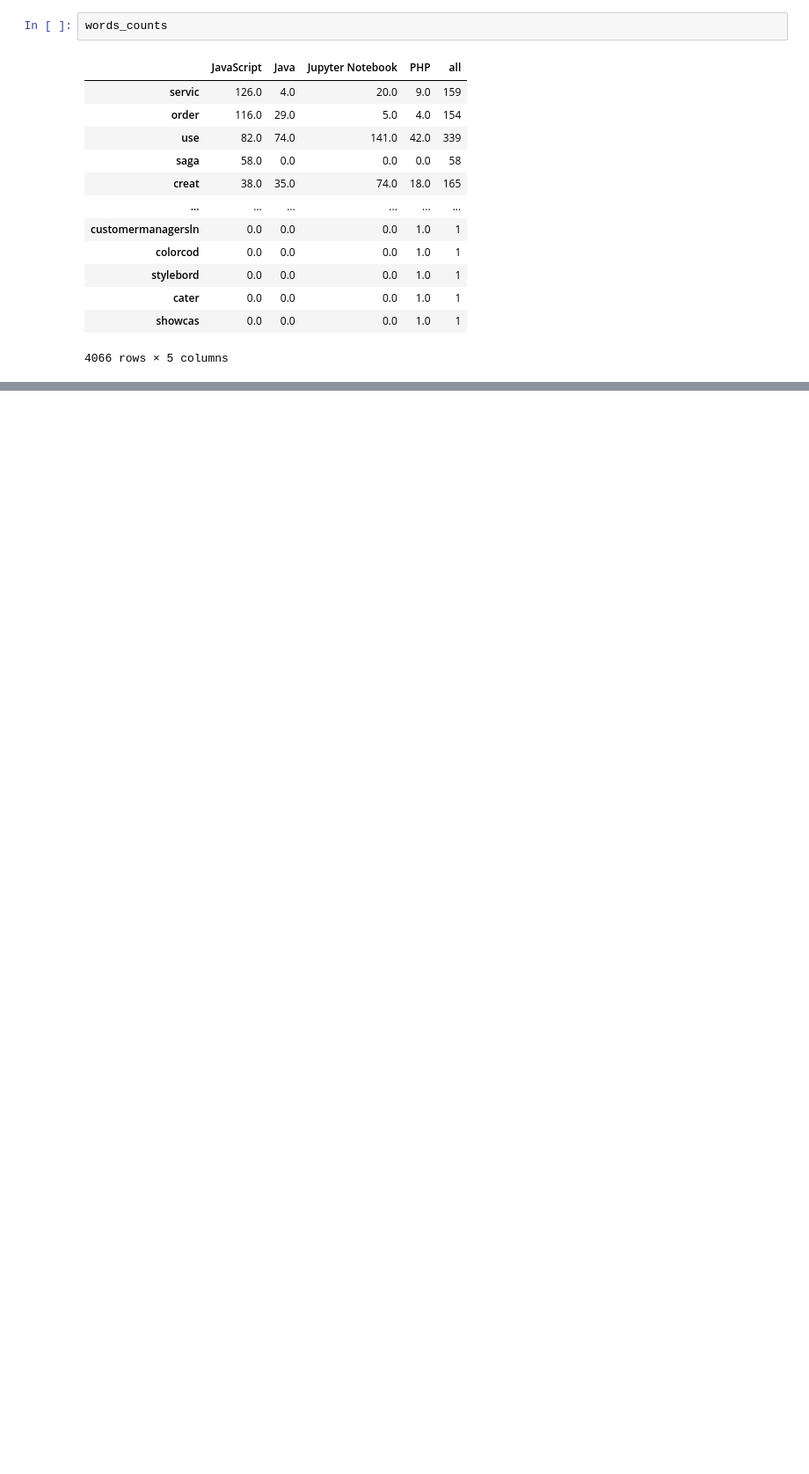
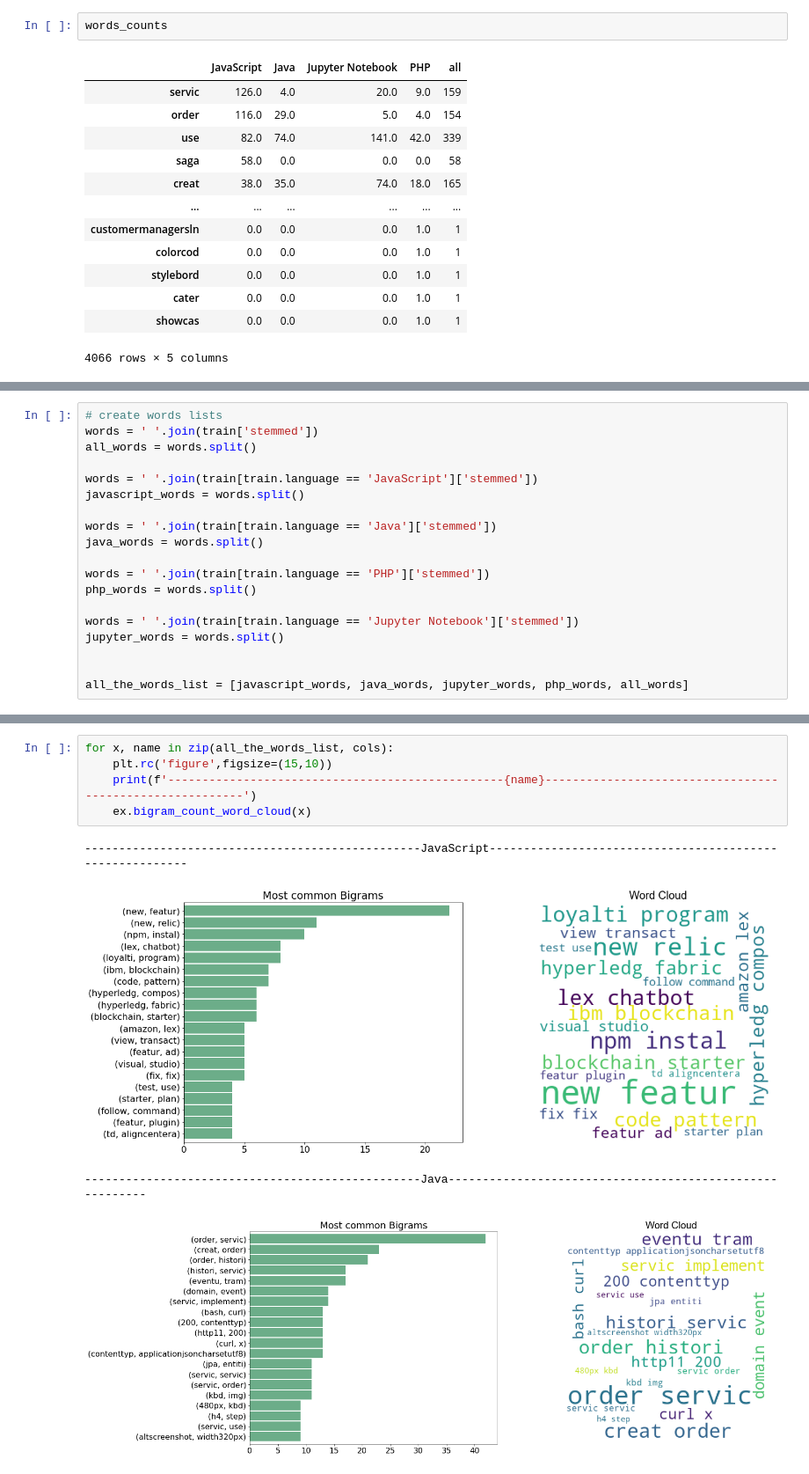
Before and after one commit to heather-desiree-carl-NLP-project/NLP-group-project, a Jupyter notebook: desiree_initial.ipynb, the cells around one changed output, grey strips where cells are left out. Shown at 88% size. Saved outputs shown, nothing was run; the diff lists cells and outputs as text; blank space fills up the shorter version.

Commit message:
adding word clouds

```diff
--- a/desiree_initial.ipynb
+++ b/desiree_initial.ipynb
@@ -168,0 +161,19 @@ df.groupby(by='language').language
+# %%
+# create words lists
+words = ' '.join(train['stemmed'])
+all_words = words.split()
+
+words = ' '.join(train[train.language == 'JavaScript']['stemmed'])
+javascript_words = words.split()
+
+words = ' '.join(train[train.language == 'Java']['stemmed'])
+java_words = words.split()
+
+words = ' '.join(train[train.language == 'PHP']['stemmed'])
+php_words = words.split()
+
+words = ' '.join(train[train.language == 'Jupyter Notebook']['stemmed'])
+jupyter_words = words.split()
+
+
+all_the_words_list = [javascript_words, java_words, jupyter_words, php_words, all_words]
@@ -168,0 +184,10 @@ df.groupby(by='language').language
+# %%
+for x, name in zip(all_the_words_list, cols):
+    plt.rc('figure',figsize=(15,10))
+    print(f'-------------------------------------------------{name}---------------------------------------------------------')
+    ex.bigram_count_word_cloud(x)
+# %% [output]
+-------------------------------------------------JavaScript---------------------------------------------------------
+[figure, added]
+-------------------------------------------------Java---------------------------------------------------------
+[figure, added]
```
Also changed, not shown: parts of 5 cells of this notebook.
